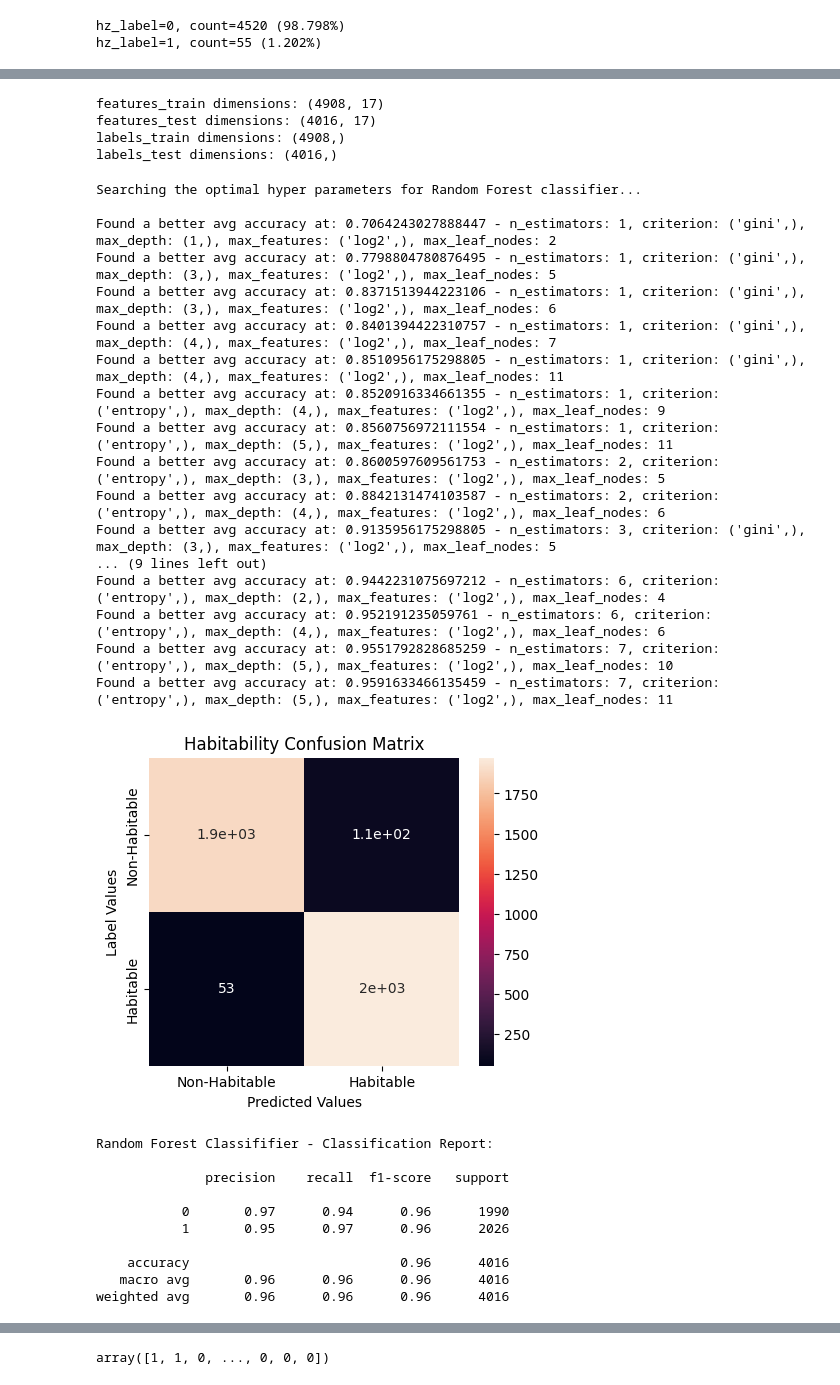
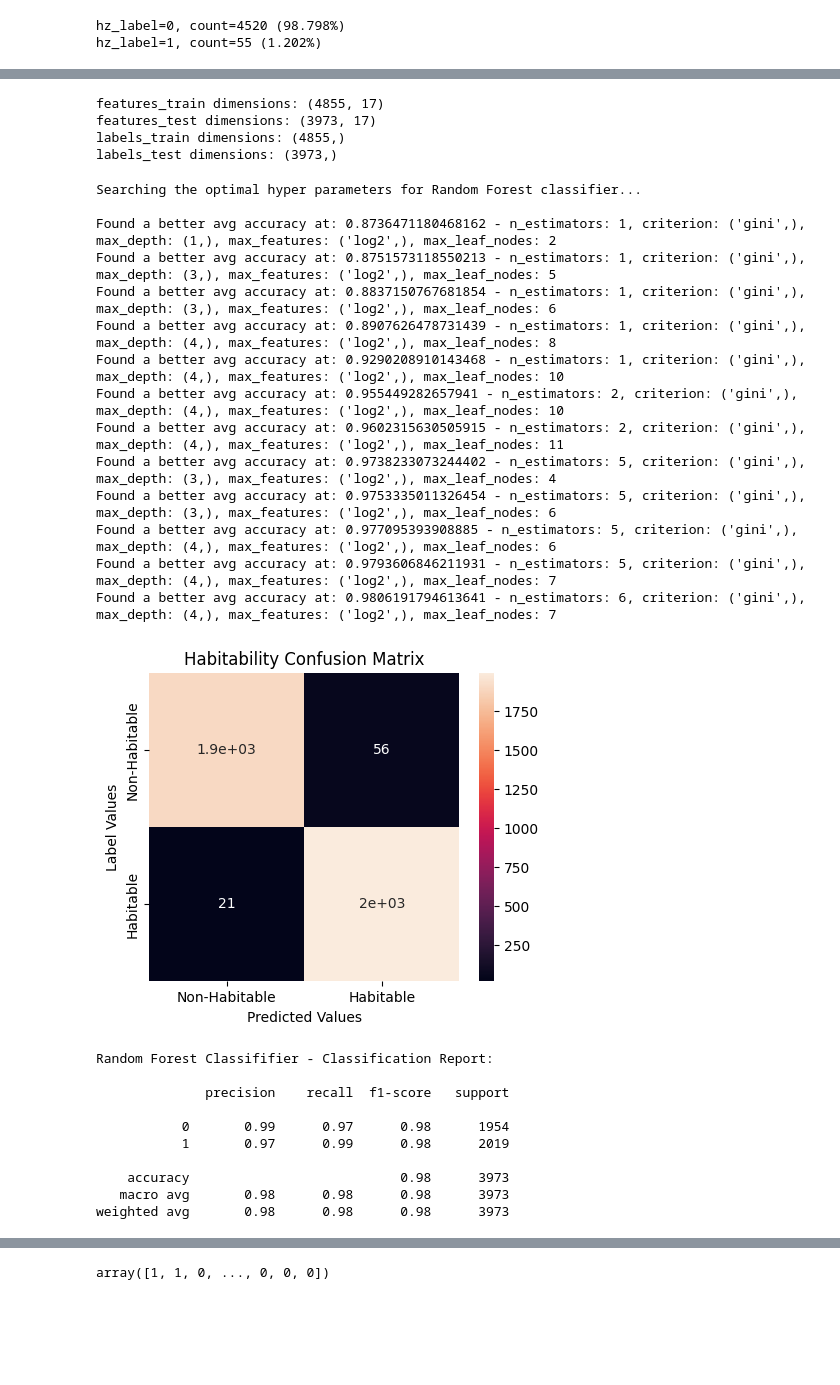
Before and after one commit to christinaxliu/research, a Jupyter notebook: CSRSEF/RandomForest_XGBoost_Classifiers_v1.ipynb, the cells around one changed output, grey strips where cells are left out. Drawn from its saved outputs; the diff is of its cells as text; code cells hidden in the pictures; blank space fills up the shorter version.

```diff
--- a/CSRSEF/RandomForest_XGBoost_Classifiers_v1.ipynb
+++ b/CSRSEF/RandomForest_XGBoost_Classifiers_v1.ipynb
@@ -230,6 +230,9 @@ training_prep_data = exoplanets_data.drop(['pl_name', 'hostname', 'sy_snum',
 
 # Drop data fields that are duplicate to others
 training_prep_data = training_prep_data.drop(['pl_bmassj', 'pl_radj'], axis = 1)
+
+# Drop data fields that are too correlated to the label
+training_prep_data = training_prep_data.drop(['pl_eqt'], axis = 1)
 training_prep_data.info()
 # %% [output]
 <class 'pandas.core.frame.DataFrame'>
@@ -452,0 +456,5 @@ balanced_training_prep_data.shape
+# %%
+#preprocessed_training_data = balanced_training_prep_data.drop(['pl_eqt'], axis = 1)
+features = balanced_training_prep_data.drop('hz_label', axis = 1)
+labels = balanced_training_prep_data['hz_label']
+features.info()
@@ -471,8 +497,3 @@ sns.heatmap(correlation_matrix,
 # %%
 # Drop highly correlated data fields
-preprocessed_training_data = balanced_training_prep_data.drop(['pl_orbeccen', 'pl_insol', 'sy_gaiamag'], axis = 1)
+features = features.drop(['pl_orbper', 'pl_insol', 'sy_gaiamag'], axis = 1)
-# %%
-preprocessed_training_data = preprocessed_training_data.drop(['pl_eqt'], axis = 1)
-features = preprocessed_training_data.drop('hz_label', axis = 1)
-labels = preprocessed_training_data['hz_label']
-features.info()
@@ -507,10 +510,10 @@ print(f"features_test dimensions: {features_test.shape}")
 print(f"labels_train dimensions: {labels_train.shape}")
 print(f"labels_test dimensions: {labels_test.shape}")
 # %% [output]
-features_train dimensions: (4908, 17)
-features_test dimensions: (4016, 17)
-labels_train dimensions: (4908,)
-labels_test dimensions: (4016,)
+features_train dimensions: (4855, 17)
+features_test dimensions: (3973, 17)
+labels_train dimensions: (4855,)
+labels_test dimensions: (3973,)
 # %%
 minMaxScaler = MinMaxScaler()
 features_train = minMaxScaler.fit_transform(features_train)
@@ -592,58 +595,55 @@ def search_optimal_params_random_forest(features,
 
 search_optimal_params_random_forest(features=features,
                                     labels=labels,
-                                    cross_validation_rounds=10,
+                                    cross_validation_rounds=100,
                                     split_test_size=0.45,
                                     split_stratify=labels,
                                     split_random_state=42)
 # %% [output]
 Searching the optimal hyper parameters for Random Forest classifier...
 
-Found a better avg accuracy at: 0.7064243027888447 - n_estimators: 1, criterion: ('gini',), max_depth: (1,), max_features: ('log2',), max_leaf_nodes: 2
-Found a better avg accuracy at: 0.7798804780876495 - n_estimators: 1, criterion: ('gini',), max_depth: (3,), max_features: ('log2',), max_leaf_nodes: 5
-Found a better avg accuracy at: 0.8371513944223106 - n_estimators: 1, criterion: ('gini',), max_depth: (3,), max_features: ('log2',), max_leaf_nodes: 6
-Found a better avg accuracy at: 0.8401394422310757 - n_estimators: 1, criterion: ('gini',), max_depth: (4,), max_features: ('log2',), max_leaf_nodes: 7
-Found a better avg accuracy at: 0.8510956175298805 - n_estimators: 1, criterion: ('gini',), max_depth: (4,), max_features: ('log2',), max_leaf_nodes: 11
-Found a better avg accuracy at: 0.8520916334661355 - n_estimators: 1, criterion: ('entropy',), max_depth: (4,), max_features: ('log2',), max_leaf_nodes: 9
-Found a better avg accuracy at: 0.8560756972111554 - n_estimators: 1, criterion: ('entropy',), max_depth: (5,), max_features: ('log2',), max_leaf_nodes: 11
-Found a better avg accuracy at: 0.8600597609561753 - n_estimators: 2, criterion: ('entropy',), max_depth: (3,), max_features: ('log2',), max_leaf_nodes: 5
-Found a better avg accuracy at: 0.8842131474103587 - n_estimators: 2, criterion: ('entropy',), max_depth: (4,), max_features: ('log2',), max_leaf_nodes: 6
-Found a better avg accuracy at: 0.9135956175298805 - n_estimators: 3, criterion: ('gini',), max_depth: (3,), max_features: ('log2',), max_leaf_nodes: 5
-... (9 lines left out)
-Found a better avg accuracy at: 0.9442231075697212 - n_estimators: 6, criterion: ('entropy',), max_depth: (2,), max_features: ('log2',), max_leaf_nodes: 4
-Found a better avg accuracy at: 0.952191235059761 - n_estimators: 6, criterion: ('entropy',), max_depth: (4,), max_features: ('log2',), max_leaf_nodes: 6
-Found a better avg accuracy at: 0.9551792828685259 - n_estimators: 7, criterion: ('entropy',), max_depth: (5,), max_features: ('log2',), max_leaf_nodes: 10
-Found a better avg accuracy at: 0.9591633466135459 - n_estimators: 7, criterion: ('entropy',), max_depth: (5,), max_features: ('log2',), max_leaf_nodes: 11
+Found a better avg accuracy at: 0.8736471180468162 - n_estimators: 1, criterion: ('gini',), max_depth: (1,), max_features: ('log2',), max_leaf_nodes: 2
+Found a better avg accuracy at: 0.8751573118550213 - n_estimators: 1, criterion: ('gini',), max_depth: (3,), max_features: ('log2',), max_leaf_nodes: 5
+Found a better avg accuracy at: 0.8837150767681854 - n_estimators: 1, criterion: ('gini',), max_depth: (3,), max_features: ('log2',), max_leaf_nodes: 6
+Found a better avg accuracy at: 0.8907626478731439 - n_estimators: 1, criterion: ('gini',), max_depth: (4,), max_features: ('log2',), max_leaf_nodes: 8
+Found a better avg accuracy at: 0.9290208910143468 - n_estimators: 1, criterion: ('gini',), max_depth: (4,), max_features: ('log2',), max_leaf_nodes: 10
+Found a better avg accuracy at: 0.955449282657941 - n_estimators: 2, criterion: ('gini',), max_depth: (4,), max_features: ('log2',), max_leaf_nodes: 10
+Found a better avg accuracy at: 0.9602315630505915 - n_estimators: 2, criterion: ('gini',), max_depth: (4,), max_features: ('log2',), max_leaf_nodes: 11
+Found a better avg accuracy at: 0.9738233073244402 - n_estimators: 5, criterion: ('gini',), max_depth: (3,), max_features: ('log2',), max_leaf_nodes: 4
+Found a better avg accuracy at: 0.9753335011326454 - n_estimators: 5, criterion: ('gini',), max_depth: (3,), max_features: ('log2',), max_leaf_nodes: 6
+Found a better avg accuracy at: 0.977095393908885 - n_estimators: 5, criterion: ('gini',), max_depth: (4,), max_features: ('log2',), max_leaf_nodes: 6
+Found a better avg accuracy at: 0.9793606846211931 - n_estimators: 5, criterion: ('gini',), max_depth: (4,), max_features: ('log2',), max_leaf_nodes: 7
+Found a better avg accuracy at: 0.9806191794613641 - n_estimators: 6, criterion: ('gini',), max_depth: (4,), max_features: ('log2',), max_leaf_nodes: 7
 # %%
 # Train a Random Forest classifier
-random_forest_classifier = RandomForestClassifier(n_estimators = 7,
-                                                  criterion = 'entropy',
-                                                  max_depth = 5,
+random_forest_classifier = RandomForestClassifier(n_estimators = 6,
+                                                  criterion = 'gini',
+                                                  max_depth = 4,
                                                   max_features = 'log2',
-                                                  max_leaf_nodes = 11,
+                                                  max_leaf_nodes = 7,
                                                   random_state = 0)
 random_forest_classifier.fit(features_train, labels_train)
 
 # Predict the samples in the test subset
 random_forest_classifier_predictions = random_forest_classifier.predict(features_test)
 
 # Plot the confusion matrix and print out the classification evaluation report
 random_forest_classifier_accuracy = accuracy_score(labels_test, random_forest_classifier_predictions)
 random_forest_classifier_confusion_matrix = plot_confusion_matrix(labels_test, random_forest_classifier_predictions)
 print(f"Random Forest Classififier - Classification Report:\n")
 print(classification_report(labels_test, random_forest_classifier_predictions))
 # %% [output]
-[figure, old version]
+[figure, new version]
 Random Forest Classififier - Classification Report:
 
               precision    recall  f1-score   support
 
-           0       0.97      0.94      0.96      1990
-           1       0.95      0.97      0.96      2026
+           0       0.99      0.97      0.98      1954
+           1       0.97      0.99      0.98      2019
 
-    accuracy                           0.96      4016
-   macro avg       0.96      0.96      0.96      4016
-weighted avg       0.96      0.96      0.96      4016
+    accuracy                           0.98      3973
+   macro avg       0.98      0.98      0.98      3973
+weighted avg       0.98      0.98      0.98      3973
 # %%
 # Calculate and plot feature importance
 feature_importances = pd.DataFrame(data=random_forest_classifier.feature_importances_,
```
Also changed, not shown: parts of 25 cells of this notebook.
